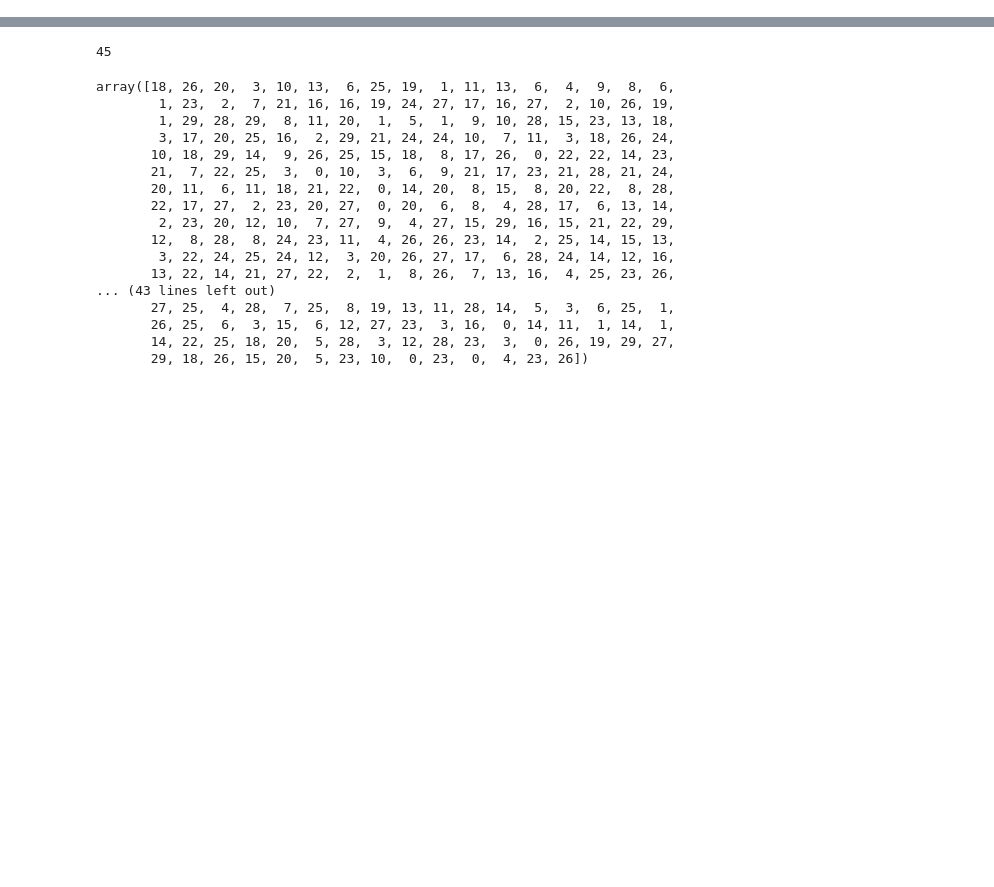
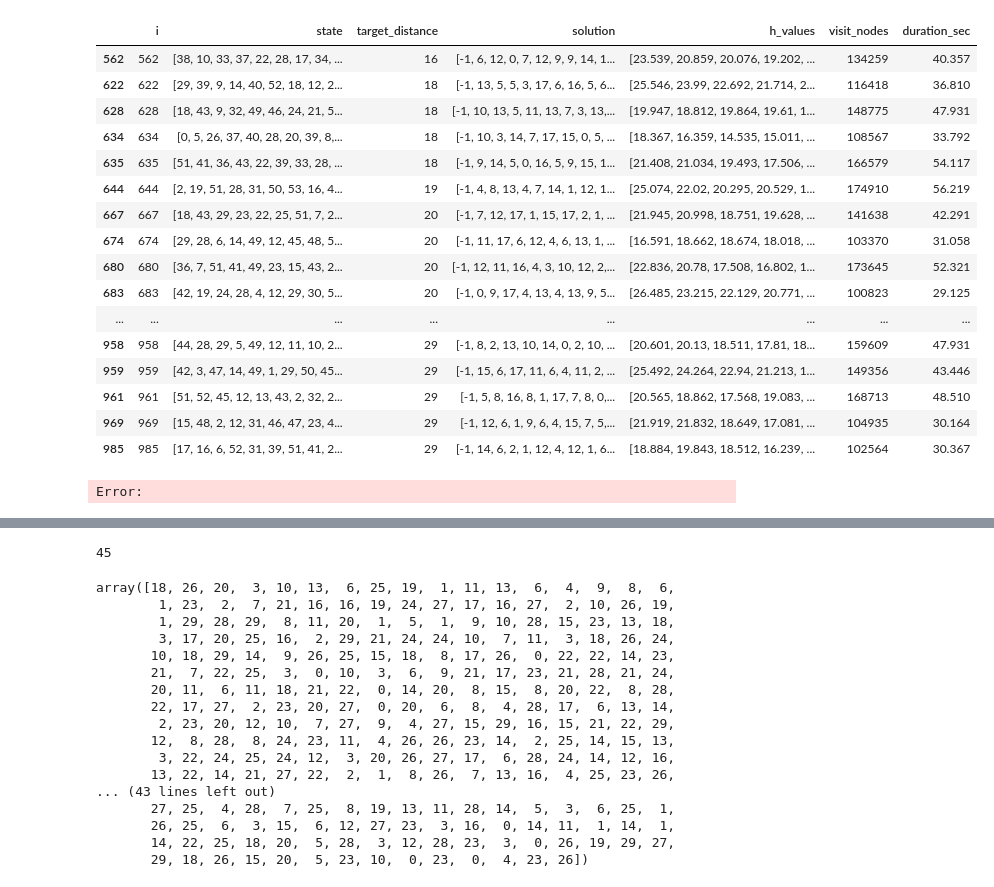
Before and after one commit to tttzof351/DeepDeepCube, a Jupyter notebook: notebooks/playground.ipynb, the cells around one changed output, grey strips where cells are left out. Drawn from its saved outputs; the diff is of its cells as text; code cells hidden in the pictures; blank space fills up the shorter version.

```diff
--- a/notebooks/playground.ipynb
+++ b/notebooks/playground.ipynb
@@ -10,6 +10,27 @@ sys.path.append("../")
 from cube3_game import Cube3Game
 # %%
 df = pd.read_pickle("../assets/reports/cpp_reports.pkl")
+# %%
+df[(df['visit_nodes'] > 100_000) & (df['visit_nodes'] < 200_000)]
+# %% [output]
+|  | i | state | target_distance | solution | h_values | visit_nodes | duration_sec |
+| 562 | 562 | [38, 10, 33, 37, 22, 28, 17, 34, ... | 16 | [-1, 6, 12, 0, 7, 12, 9, 9, 14, 1... | [23.539, 20.859, 20.076, 19.202, ... | 134259 | 40.357 |
+| 622 | 622 | [29, 39, 9, 14, 40, 52, 18, 12, 2... | 18 | [-1, 13, 5, 5, 3, 17, 6, 16, 5, 6... | [25.546, 23.99, 22.692, 21.714, 2... | 116418 | 36.810 |
+| 628 | 628 | [18, 43, 9, 32, 49, 46, 24, 21, 5... | 18 | [-1, 10, 13, 5, 11, 13, 7, 3, 13,... | [19.947, 18.812, 19.864, 19.61, 1... | 148775 | 47.931 |
+| 634 | 634 | [0, 5, 26, 37, 40, 28, 20, 39, 8,... | 18 | [-1, 10, 3, 14, 7, 17, 15, 0, 5, ... | [18.367, 16.359, 14.535, 15.011, ... | 108567 | 33.792 |
+| 635 | 635 | [51, 41, 36, 43, 22, 39, 33, 28, ... | 18 | [-1, 9, 14, 5, 0, 16, 5, 9, 15, 1... | [21.408, 21.034, 19.493, 17.506, ... | 166579 | 54.117 |
+| 644 | 644 | [2, 19, 51, 28, 31, 50, 53, 16, 4... | 19 | [-1, 4, 8, 13, 4, 7, 14, 1, 12, 1... | [25.074, 22.02, 20.295, 20.529, 1... | 174910 | 56.219 |
+| 667 | 667 | [18, 43, 29, 23, 22, 25, 51, 7, 2... | 20 | [-1, 7, 12, 17, 1, 15, 17, 2, 1, ... | [21.945, 20.998, 18.751, 19.628, ... | 141638 | 42.291 |
+| 674 | 674 | [29, 28, 6, 14, 49, 12, 45, 48, 5... | 20 | [-1, 11, 17, 6, 12, 4, 6, 13, 1, ... | [16.591, 18.662, 18.674, 18.018, ... | 103370 | 31.058 |
+| 680 | 680 | [36, 7, 51, 41, 49, 23, 15, 43, 2... | 20 | [-1, 12, 11, 16, 4, 3, 10, 12, 2,... | [22.836, 20.78, 17.508, 16.802, 1... | 173645 | 52.321 |
+| 683 | 683 | [42, 19, 24, 28, 4, 12, 29, 30, 5... | 20 | [-1, 0, 9, 17, 4, 13, 4, 13, 9, 5... | [26.485, 23.215, 22.129, 20.771, ... | 100823 | 29.125 |
+| ... | ... | ... | ... | ... | ... | ... | ... |
+| 958 | 958 | [44, 28, 29, 5, 49, 12, 11, 10, 2... | 29 | [-1, 8, 2, 13, 10, 14, 0, 2, 10, ... | [20.601, 20.13, 18.511, 17.81, 18... | 159609 | 47.931 |
+| 959 | 959 | [42, 3, 47, 14, 49, 1, 29, 50, 45... | 29 | [-1, 15, 6, 17, 11, 6, 4, 11, 2, ... | [25.492, 24.264, 22.94, 21.213, 1... | 149356 | 43.446 |
+| 961 | 961 | [51, 52, 45, 12, 13, 43, 2, 32, 2... | 29 | [-1, 5, 8, 16, 8, 1, 17, 7, 8, 0,... | [20.565, 18.862, 17.568, 19.083, ... | 168713 | 48.510 |
+| 969 | 969 | [15, 48, 2, 12, 31, 46, 47, 23, 4... | 29 | [-1, 12, 6, 1, 9, 6, 4, 15, 7, 5,... | [21.919, 21.832, 18.649, 17.081, ... | 104935 | 30.164 |
+| 985 | 985 | [17, 16, 6, 52, 31, 39, 51, 41, 2... | 29 | [-1, 14, 6, 2, 1, 12, 4, 12, 1, 6... | [18.884, 19.843, 18.512, 16.239, ... | 102564 | 30.367 |
+Error:
 # %%
 len(df[df['target_distance'] == 29])
 # %% [output]
```
Also changed, not shown: parts of 1 cell of this notebook, 6 other files.
